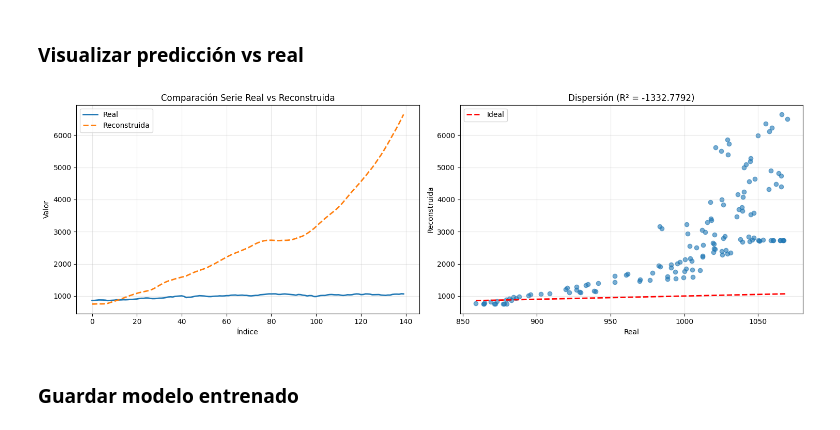
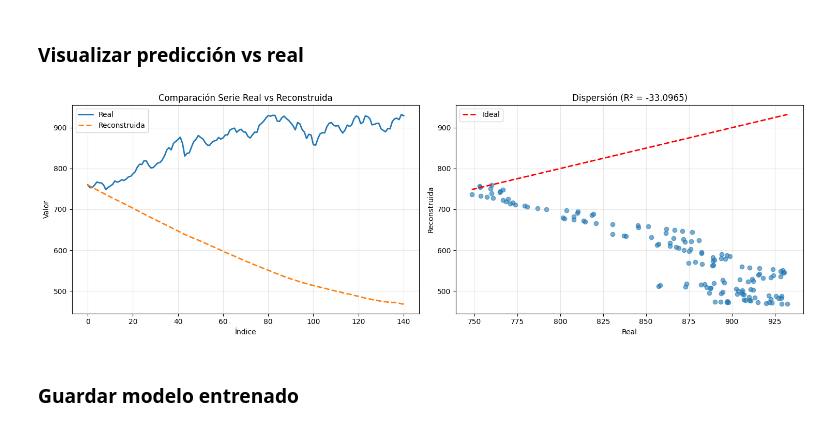
Before and after one commit to JairRamosG/Analisis-Series-de-Tiempo, a Jupyter notebook: CNN_Forecasting/train_nasdaq.ipynb, the cells around one changed output. Drawn from its saved outputs; the diff is of its cells as text; code cells hidden in the pictures.

```diff
--- a/CNN_Forecasting/train_nasdaq.ipynb
+++ b/CNN_Forecasting/train_nasdaq.ipynb
@@ -62,7 +65,7 @@ def crear_ventanas(diff, ventana):
     return np.array(X), np.array(y)
 # %%
 ventana = 100
-X, y = crear_ventanas(diff.values, ventana)
+X, y = crear_ventanas(df_s_norm.values.flatten(), ventana)
 
 # Proporciones para conjuntos
 n = len(X)
@@ -390,0 +329,3 @@ def evaluate_model(model, test_loader, criterion, vals):
+# %%
+train_size = int(len(s_diff) * 0.8)
+x_prev = s_log[train_size]
@@ -391,11 +387,9 @@ def evaluate_model(model, test_loader, criterion, vals):
 # %%
-s0 = s.iloc[train_end + ventana - 2]
-s1 = s.iloc[train_end + ventana - 1]
-vals = [s0, s1]
-
 predictions, targets, pred_recon, target_recon = evaluate_model(model,
                                                                 test_loader,
                                                                 criterion,
-                                                                vals)
+                                                                mu,
+                                                                sigma,
+                                                                x_prev)
 # %% [output]
 ===== EVALUACIÓN (ESCALA DIFERENCIADA) =====
@@ -427,12 +405,11 @@ graficar_serie(df2, 'Reconstruida', 'green', 'Reconstruida segment')
 # %% [markdown]
 ### Visualizar predicción vs real
+# %%
+df_real = pd.DataFrame({"Valores": target_recon})
+df_pred = pd.DataFrame({"Reconstruida": pred_recon})
 # %%
 def comparar_series(df_real, df_pred, col_real="Valores", col_pred="Reconstruida",
                     titulo="Comparación Serie Real vs Reconstruida"):
-
-    import matplotlib.pyplot as plt
-    from sklearn.metrics import r2_score
-
     # --- Convertir a arrays ---
     real = df_real[col_real].values
     pred = df_pred[col_pred].values
@@ -444,35 +421,35 @@ def comparar_series(df_real, df_pred, col_real="Valores", col_pred="Reconstruida
 
     # --- Calcular R² ---
     r2 = r2_score(real, pred)
 
     # --- Gráfica de líneas ---
     plt.figure(figsize=(15, 5))
 
     plt.subplot(1, 2, 1)
     plt.plot(real, label="Real", linewidth=2)
     plt.plot(pred, label="Reconstruida", linestyle="--", linewidth=2)
     plt.title(titulo)
     plt.xlabel("Índice")
     plt.ylabel("Valor")
     plt.grid(True, alpha=0.3)
     plt.legend()
 
     # --- Gráfica de dispersión ---
     plt.subplot(1, 2, 2)
     plt.scatter(real, pred, alpha=0.6)
     plt.plot([real.min(), real.max()], [real.min(), real.max()], "r--",
              label="Ideal", linewidth=2)
     plt.title(f"Dispersión (R² = {r2:.4f})")
     plt.xlabel("Real")
     plt.ylabel("Reconstruida")
     plt.grid(True, alpha=0.3)
     plt.legend()
 
     plt.tight_layout()
     plt.show()
-comparar_series(df1, df2)
+comparar_series(df_real, df_pred)
 # %% [output]
-[figure, old version]
+[figure, new version]
 # %% [markdown]
 ### Guardar modelo entrenado
 # %%
```
Also changed, not shown: parts of 14 cells of this notebook.
